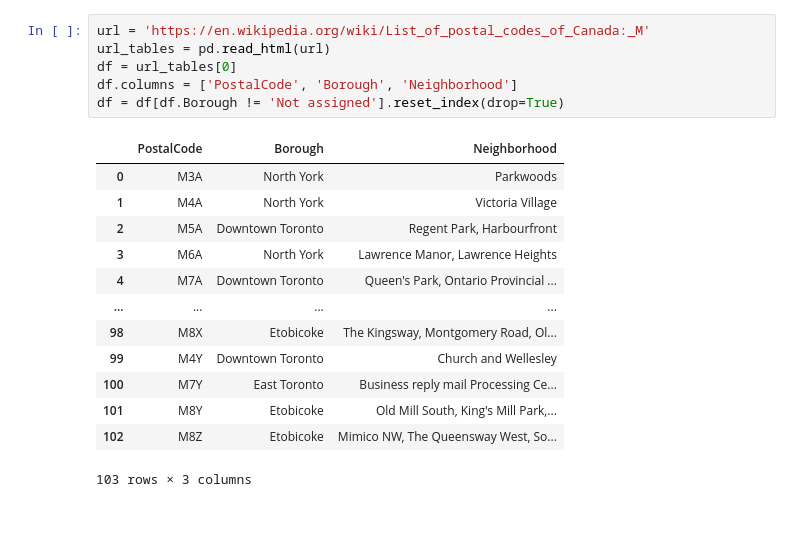
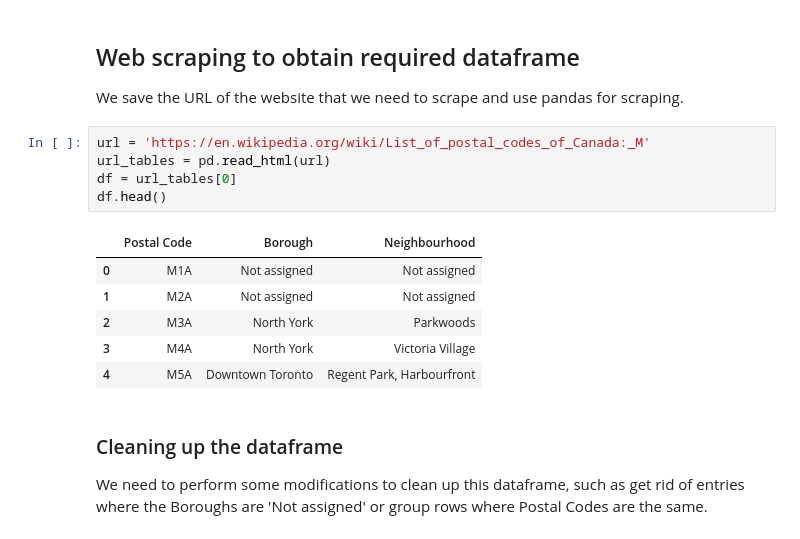
Before and after one commit to VBaluckram/Coursera_Capstone, a Jupyter notebook: Exploring_Toronto_Neighborhoods.ipynb, the cells around one changed output. Cells and saved outputs as stored; diff of their text form.

```diff
--- a/Exploring_Toronto_Neighborhoods.ipynb
+++ b/Exploring_Toronto_Neighborhoods.ipynb
@@ -21,20 +48,18 @@ Then we can save the URL and use pandas to scrape the website that we need.
+# %% [markdown]
+## Web scraping to obtain required dataframe
+We save the URL of the website that we need to scrape and use pandas for scraping.
 # %%
 url = 'https://en.wikipedia.org/wiki/List_of_postal_codes_of_Canada:_M'
 url_tables = pd.read_html(url)
 df = url_tables[0]
-df.columns = ['PostalCode', 'Borough', 'Neighborhood']
-df = df[df.Borough != 'Not assigned'].reset_index(drop=True)
+df.head()
 # %% [output]
-|  | PostalCode | Borough | Neighborhood |
-| 0 | M3A | North York | Parkwoods |
-| 1 | M4A | North York | Victoria Village |
-| 2 | M5A | Downtown Toronto | Regent Park, Harbourfront |
-| 3 | M6A | North York | Lawrence Manor, Lawrence Heights |
-| 4 | M7A | Downtown Toronto | Queen's Park, Ontario Provincial ... |
-| ... | ... | ... | ... |
-| 98 | M8X | Etobicoke | The Kingsway, Montgomery Road, Ol... |
-| 99 | M4Y | Downtown Toronto | Church and Wellesley |
-| 100 | M7Y | East Toronto | Business reply mail Processing Ce... |
-| 101 | M8Y | Etobicoke | Old Mill South, King's Mill Park,... |
-| 102 | M8Z | Etobicoke | Mimico NW, The Queensway West, So... |
+|  | Postal Code | Borough | Neighbourhood |
+| 0 | M1A | Not assigned | Not assigned |
+| 1 | M2A | Not assigned | Not assigned |
+| 2 | M3A | North York | Parkwoods |
+| 3 | M4A | North York | Victoria Village |
+| 4 | M5A | Downtown Toronto | Regent Park, Harbourfront |
-103 rows × 3 columns
+# %% [markdown]
+### Cleaning up the dataframe
+We need to perform some modifications to clean up this dataframe, such as get rid of entries where the Boroughs are 'Not assigned' or group rows where Postal Codes are the same.
```
Also changed, not shown: parts of 42 cells of this notebook.
